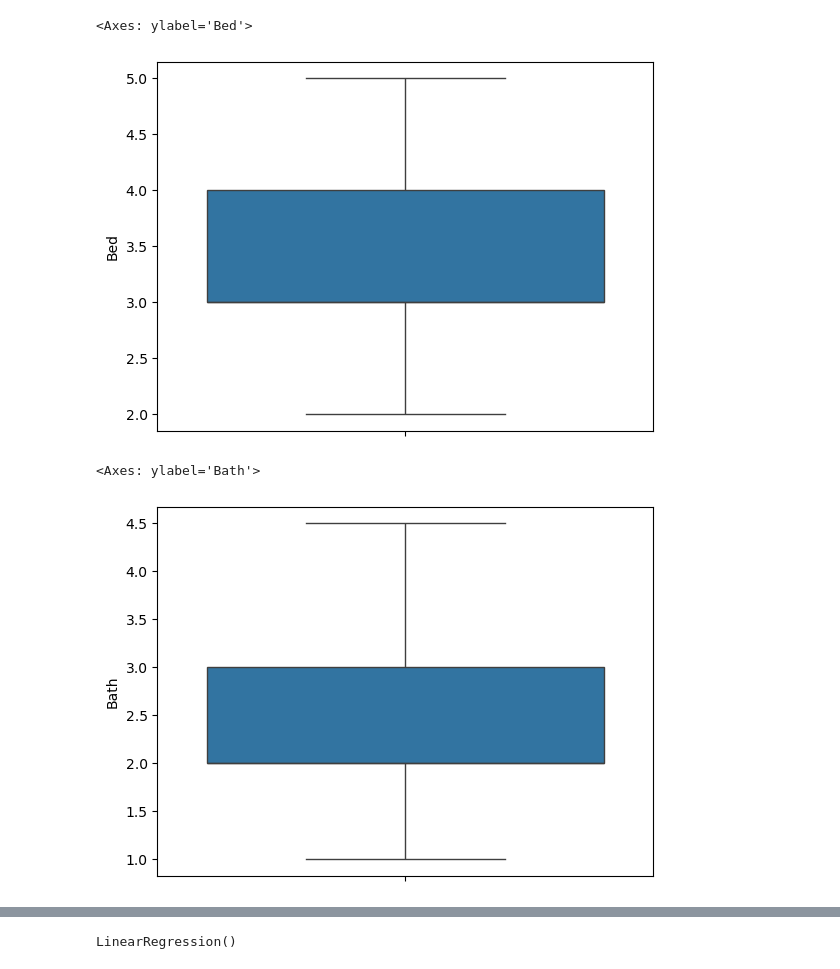
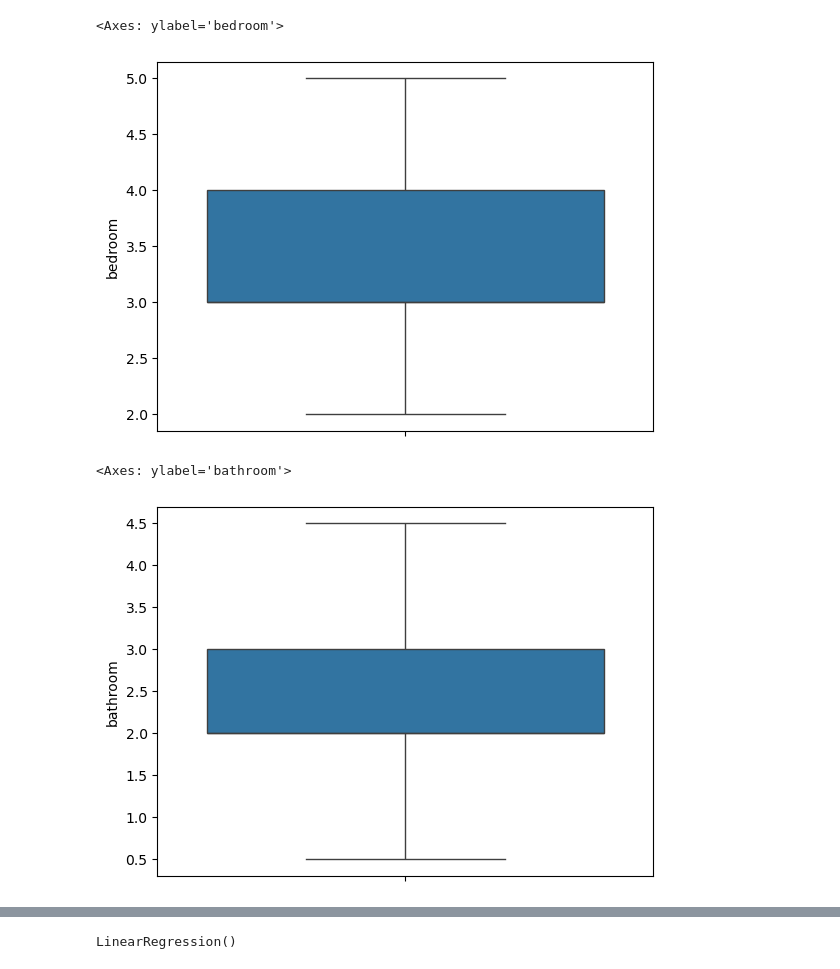
Before and after one commit to ritikdotxyz/House_Price_Prediction, a Jupyter notebook: house_price.ipynb, the cells around one changed output, grey strips where cells are left out. Cells and saved outputs as stored; diff of their text form; code cells hidden in the pictures.

```diff
--- a/house_price.ipynb
+++ b/house_price.ipynb
@@ -21,3 +21,5 @@ df.shape
+# %%
+df = df = df.rename(columns={'Bed': 'bedroom', 'Bath': 'bathroom', 'Ft': 'square_ft'})
 # %%
 df.info()
 # %% [output]
@@ -45,3 +53,5 @@ df.dropna(inplace=True)
+# %%
+df = df.drop_duplicates()
 # %%
 df.shape
 # %% [output]
@@ -135,25 +140,25 @@ sns.boxplot(df["price"])
 # %%
-Q1 = df["Bed"].quantile(0.25)
-Q3 = df["Bed"].quantile(0.75)
+Q1 = df["bedroom"].quantile(0.25)
+Q3 = df["bedroom"].quantile(0.75)
 IQR = Q3 - Q1
 lower_bound = Q1 - 1.5 * IQR
 upper_bound = Q3 + 1.5 * IQR
-df = df[(df["Bed"] >= lower_bound) & (df["Bed"] <= upper_bound)]
+df = df[(df["bedroom"] >= lower_bound) & (df["bedroom"] <= upper_bound)]
 # %%
-sns.boxplot(df["Bed"])
+sns.boxplot(df["bedroom"])
 # %% [output]
-<Axes: ylabel='Bed'>
+<Axes: ylabel='bedroom'>
-[figure, old version]
+[figure, new version]
 # %%
-Q1 = df["Bath"].quantile(0.25)
-Q3 = df["Bath"].quantile(0.75)
+Q1 = df["bathroom"].quantile(0.25)
+Q3 = df["bathroom"].quantile(0.75)
 IQR = Q3 - Q1
 lower_bound = Q1 - 1.5 * IQR
 upper_bound = Q3 + 1.5 * IQR
-df = df[(df["Bath"] >= lower_bound) & (df["Bath"] <= upper_bound)]
+df = df[(df["bathroom"] >= lower_bound) & (df["bathroom"] <= upper_bound)]
 # %%
-sns.boxplot(df["Bath"])
+sns.boxplot(df["bathroom"])
 # %% [output]
-<Axes: ylabel='Bath'>
+<Axes: ylabel='bathroom'>
-[figure, old version]
+[figure, new version]
 # %%
```
Also changed, not shown: parts of 33 cells of this notebook, 1 other file.
